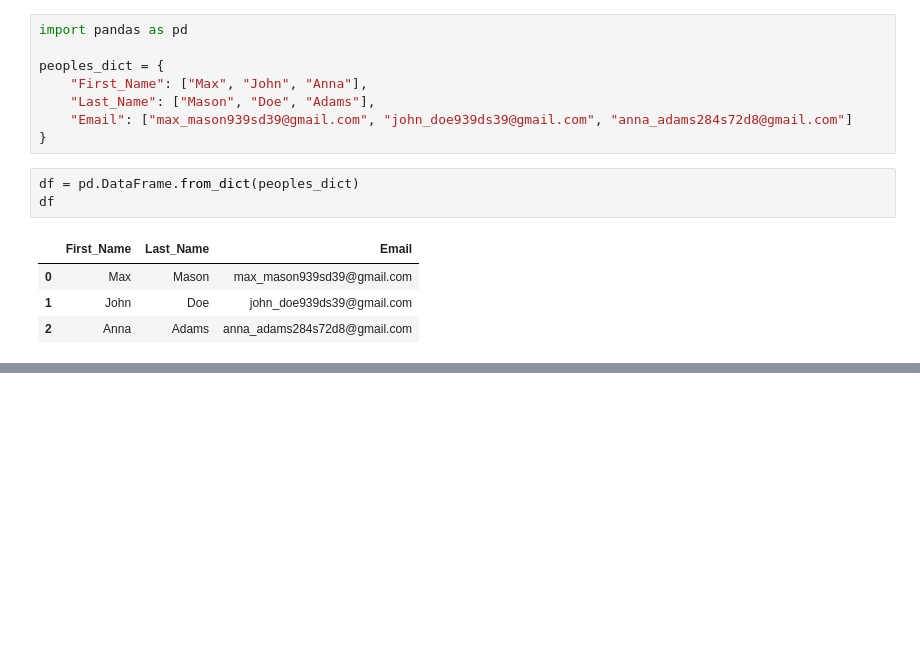
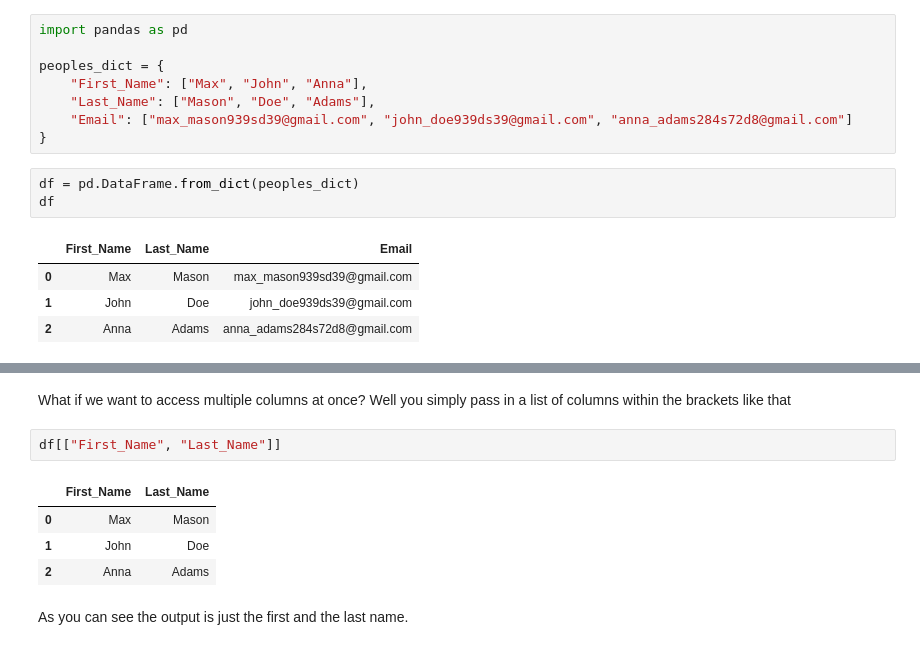
Before and after one commit to mitchxxmitch-code/Data-Cleaning-Tutorials, a Jupyter notebook: Data_Cleaning_Tutorial_1.ipynb, the cells around one changed output, grey strips where cells are left out. Cells and saved outputs as stored; diff of their text form; blank space fills up the shorter version.

```diff
--- a/Data_Cleaning_Tutorial_1.ipynb
+++ b/Data_Cleaning_Tutorial_1.ipynb
@@ -198,0 +229,11 @@ df
+# %% [markdown]
+What if we want to access multiple columns at once? Well you simply pass in a list of columns within the brackets like that
+# %%
+df[["First_Name", "Last_Name"]]
+# %% [output]
+|  | First_Name | Last_Name |
+| 0 | Max | Mason |
+| 1 | John | Doe |
+| 2 | Anna | Adams |
+# %% [markdown]
+As you can see the output is just the first and the last name.
```
Also changed, not shown: parts of 10 cells of this notebook.
